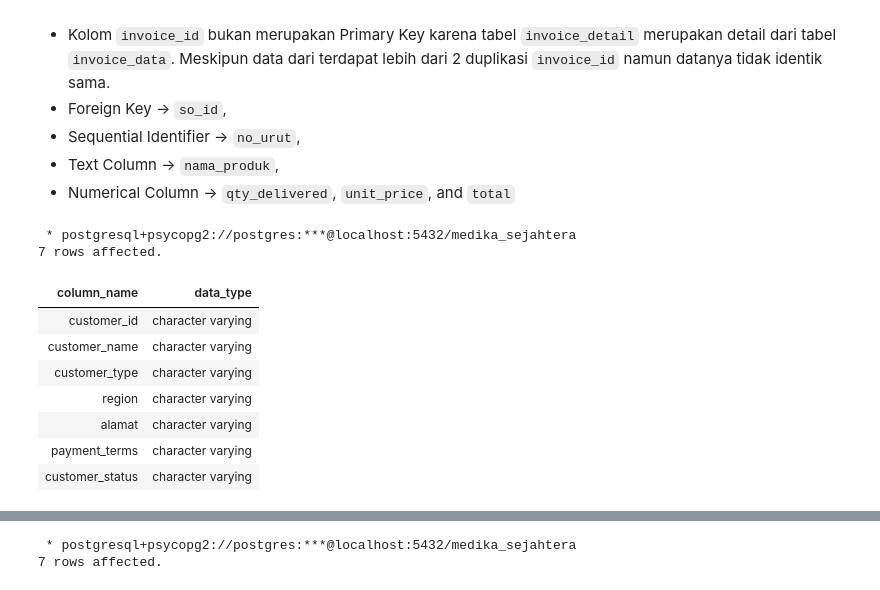
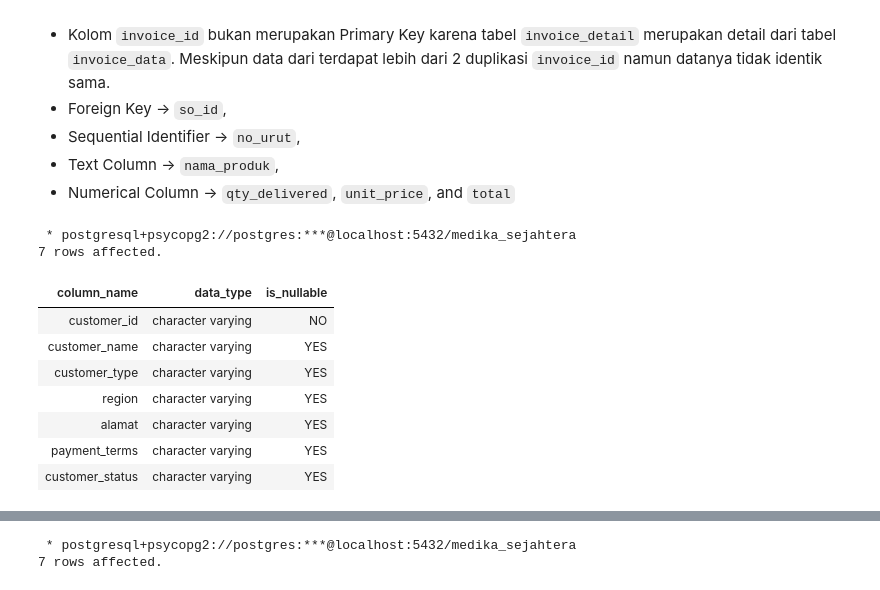
Before and after one commit to Rpfitrah/return-analysis-medika-sejahtera, a Jupyter notebook: Notebook/01_data_understanding.ipynb, the cells around one changed output, grey strips where cells are left out. Drawn from its saved outputs; the diff is of its cells as text; code cells hidden in the pictures.

```diff
--- a/Notebook/01_data_understanding.ipynb
+++ b/Notebook/01_data_understanding.ipynb
@@ -382,20 +382,21 @@ Pada tabel `invoice_detail`:
 # %%
 %%sql
 SELECT
     column_name,
-    data_type
+    data_type,
+    is_nullable
 FROM
     information_schema.columns
 WHERE
     table_name = 'master_customer'
 # %% [output]
  * postgresql+psycopg2://postgres:***@localhost:5432/medika_sejahtera
 7 rows affected.
-| column_name | data_type |
-| customer_id | character varying |
-| customer_name | character varying |
-| customer_type | character varying |
-| region | character varying |
-| alamat | character varying |
-| payment_terms | character varying |
-| customer_status | character varying |
+| column_name | data_type | is_nullable |
+| customer_id | character varying | NO |
+| customer_name | character varying | YES |
+| customer_type | character varying | YES |
+| region | character varying | YES |
+| alamat | character varying | YES |
+| payment_terms | character varying | YES |
+| customer_status | character varying | YES |
```
Also changed, not shown: parts of 4 cells of this notebook.
